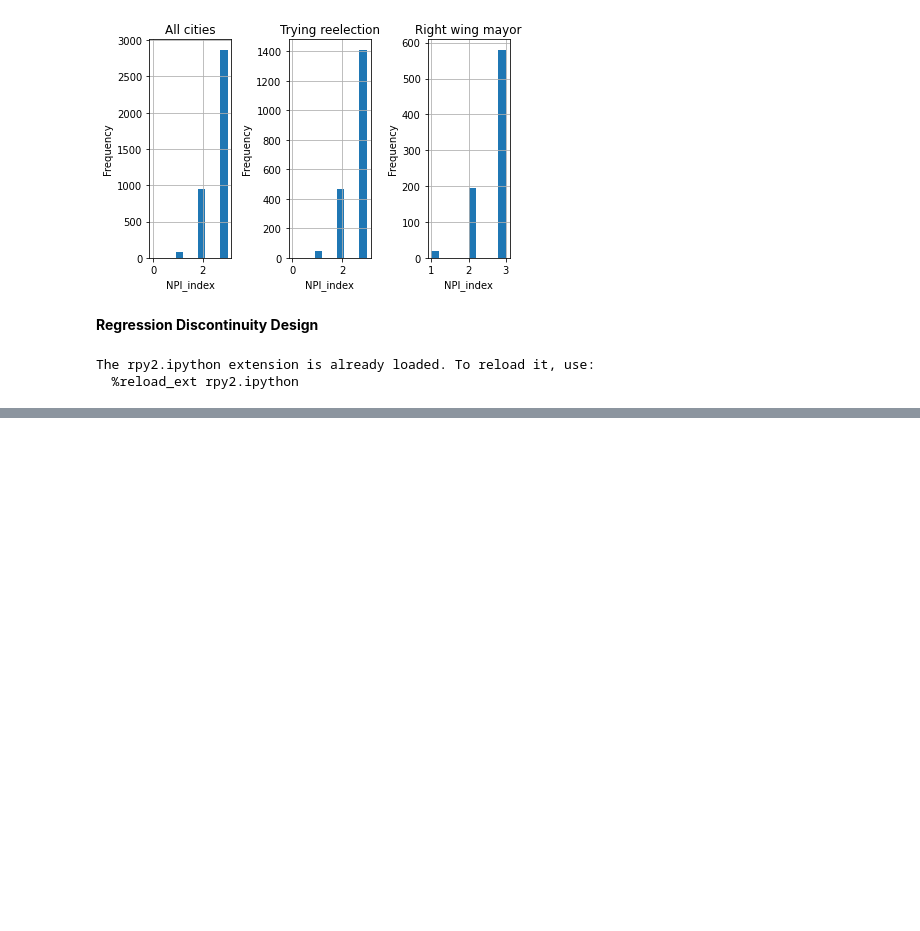
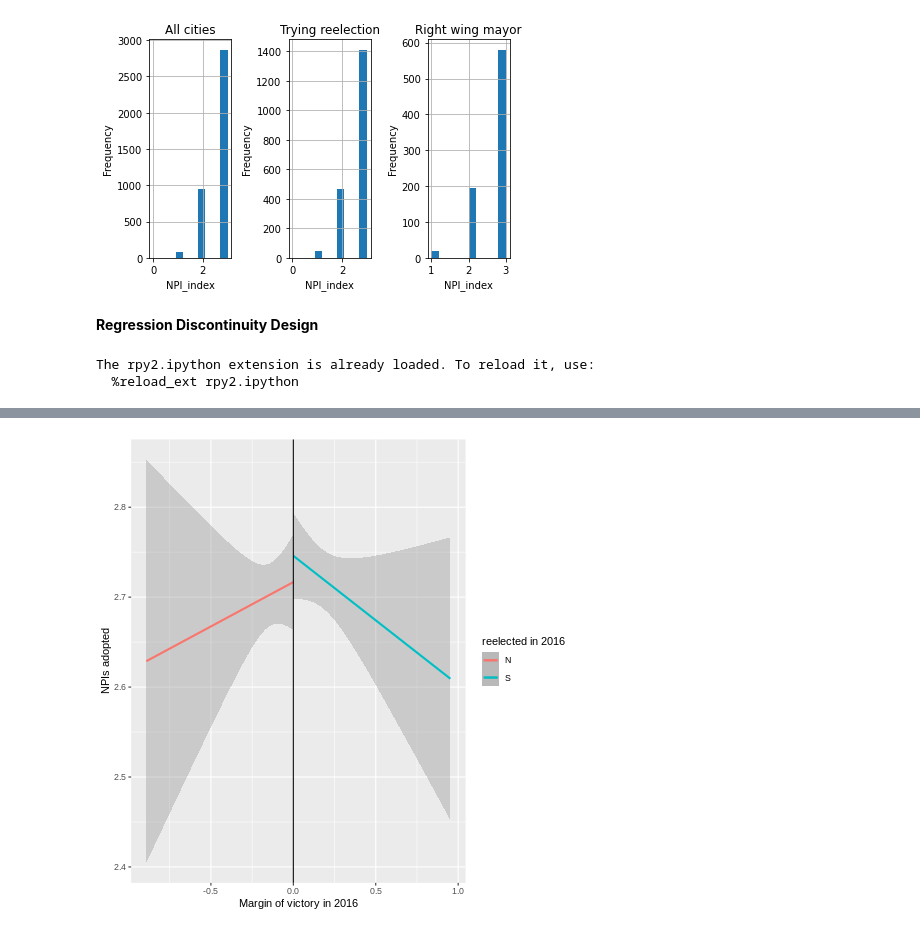
Before and after one commit to hssitja/PhD-Dissertation, a Jupyter notebook: Chapter3_empirical.ipynb, the cells around one changed output, grey strips where cells are left out. Saved outputs shown, nothing was run; the diff lists cells and outputs as text; code cells hidden in the pictures; blank space fills up the shorter version.

```diff
--- a/Chapter3_empirical.ipynb
+++ b/Chapter3_empirical.ipynb
@@ -264,0 +270,12 @@ WARNING:rpy2.rinterface_lib.callbacks:R[write to console]:
+# %%
+%%R
+
+ggplot(r_df, aes(x = MARGIN_VICTORY, y = NPI_index, color = INCUMBENTE_ST_REELEICAO)) +
+  # geom_point(size = 0.5, alpha = 0.5) +
+  # Add a line based on a linear model for the incumbent not reelected
+  geom_smooth(data = filter(r_df, MARGIN_VICTORY < 0), method = "glm") +
+  # Add a line based on a linear model for the reelected incumbent
+  geom_smooth(data = filter(r_df, MARGIN_VICTORY >= 0), method = "glm") +
+  geom_vline(xintercept = 0) +
+  labs(x = "Margin of victory in 2016", y = "NPIs adopted", color = "reelected in 2016")
+# %% [output]
@@ -264,0 +285 @@ WARNING:rpy2.rinterface_lib.callbacks:R[write to console]:
+[figure, added]
```
Also changed, not shown: parts of 14 cells of this notebook.
